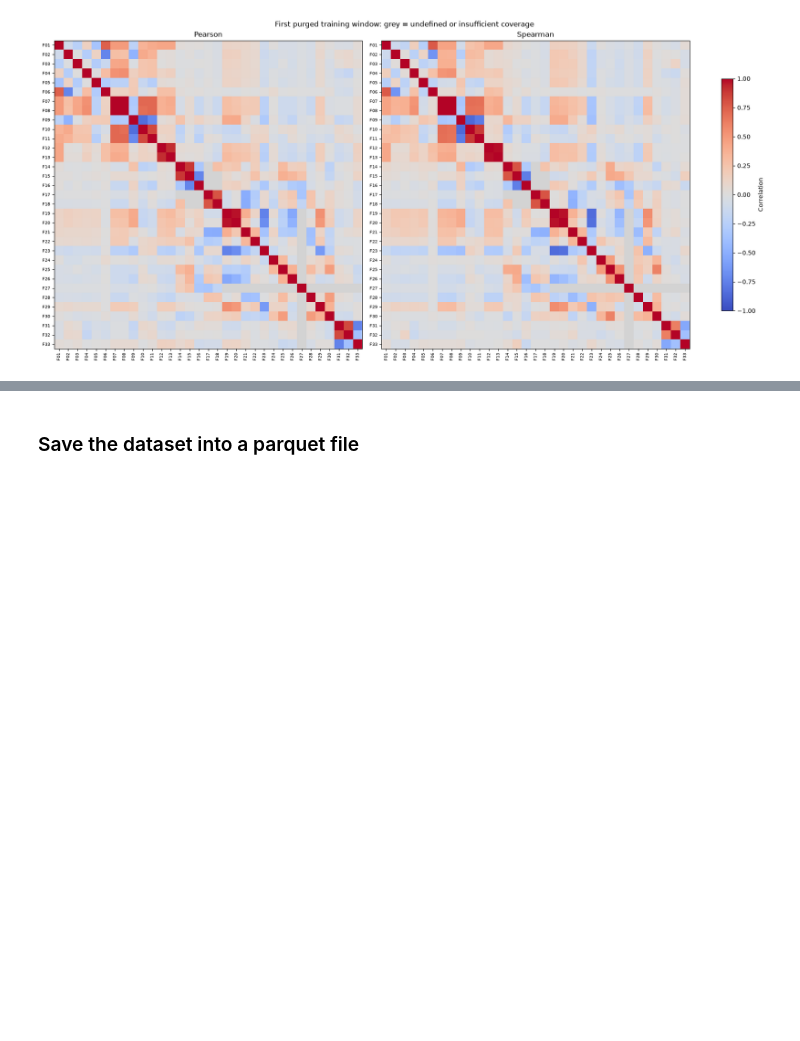
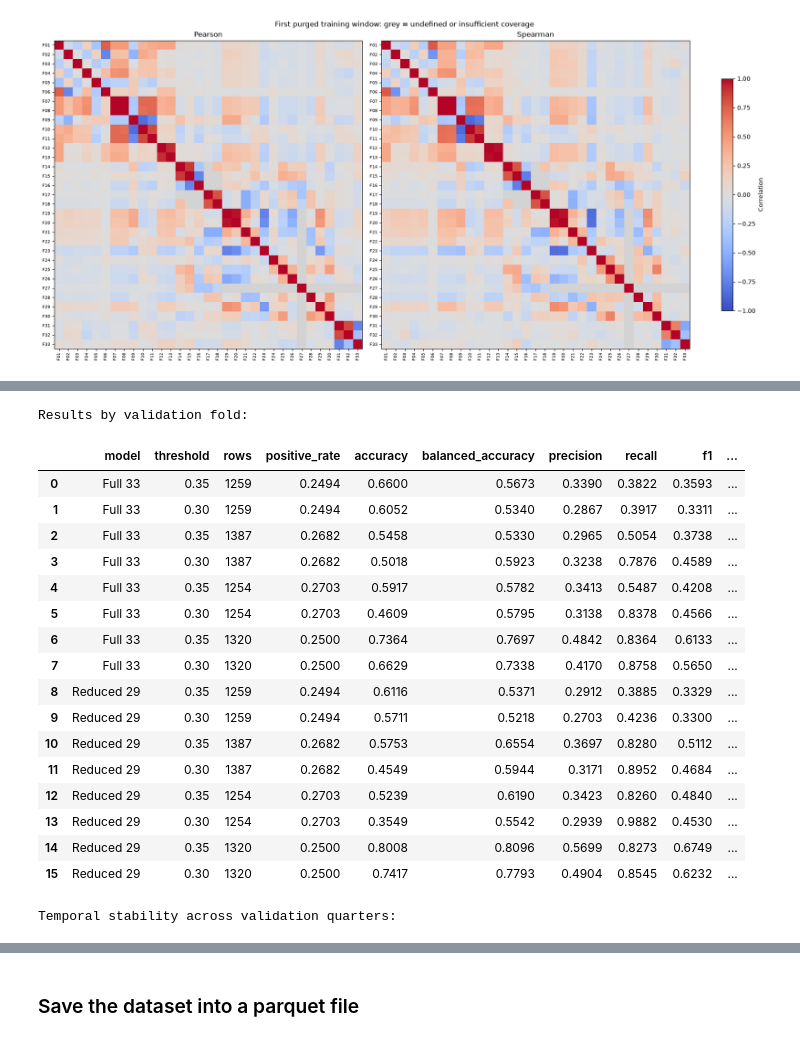
Before and after one commit to terra9/superannuation-performance-early-warning, a Jupyter notebook: notebooks/feature_engineering.ipynb, the cells around one changed output, grey strips where cells are left out. Saved outputs shown, nothing was run; the diff lists cells and outputs as text; code cells hidden in the pictures; blank space fills up the shorter version.

```diff
--- a/notebooks/feature_engineering.ipynb
+++ b/notebooks/feature_engineering.ipynb
@@ -1304,0 +1461,61 @@ plt.show()
+# %%
+# STEP 6: Evaluate the same predictions by fold, by quarter, and pooled across all folds.
+# Keep both established thresholds fixed. These results do not choose a new threshold.
+audit_score_rows = []
+audit_groupings = [
+    ("Pooled", ["model"]),
+    ("Fold", ["model", "fold"]),
+    ("Quarter", ["model", "period_end_date"]),
+]
+for audit_level, audit_group_cols in audit_groupings:
+    for audit_group_key, audit_group in audit_oof.groupby(audit_group_cols):
+        if not isinstance(audit_group_key, tuple):
+            audit_group_key = (audit_group_key,)
+        audit_group_details = dict(zip(audit_group_cols, audit_group_key))
+        audit_actual = audit_group["actual"]
+        audit_probability = audit_group["probability"]
+        for audit_threshold in [0.35, 0.30]:
+            audit_warning = audit_probability.ge(audit_threshold)
+            audit_score_rows.append({
+                "level": audit_level, **audit_group_details,
+                "threshold": audit_threshold, "rows": len(audit_group),
+                "positive_rate": audit_actual.mean(),
+                "accuracy": accuracy_score(audit_actual, audit_warning),
+                "balanced_accuracy": balanced_accuracy_score(audit_actual, audit_warning),
+                "precision": precision_score(audit_actual, audit_warning, zero_division=0),
+                "recall": recall_score(audit_actual, audit_warning, zero_division=0),
+                "f1": f1_score(audit_actual, audit_warning, zero_division=0),
+                "roc_auc": roc_auc_score(audit_actual, audit_probability) if audit_actual.nunique() == 2 else np.nan,
+                "average_precision": average_precision_score(audit_actual, audit_probability) if audit_actual.gt(0).any() else np.nan,
+                "brier_score": brier_score_loss(audit_actual, audit_probability),
+                "warning_rate": audit_warning.mean(),
+            })
+audit_scores = pd.DataFrame(audit_score_rows)
+
+# Show overall performance and individual folds so a pooled gain cannot hide temporal losses.
+audit_pooled_results = audit_scores.loc[audit_scores["level"].eq("Pooled")].drop(
+    columns=["level", "fold", "period_end_date"]
+).reset_index(drop=True)
+audit_fold_results = audit_scores.loc[audit_scores["level"].eq("Fold")].drop(
+    columns=["level", "period_end_date"]
+).reset_index(drop=True)
+print("Pooled validation results:")
+display(audit_pooled_results.round(4))
+print("Results by validation fold:")
+display(audit_fold_results.round(4))
+
+# Summarise variation across validation quarters, giving each quarter equal weight here.
+audit_quarter_results = audit_scores.loc[audit_scores["level"].eq("Quarter")].copy()
+audit_temporal_stability = audit_quarter_results.groupby(["model", "threshold"]).agg(
+    validation_quarters=("period_end_date", "nunique"),
+    mean_quarter_ap=("average_precision", "mean"),
+    std_quarter_ap=("average_precision", "std"),
+    worst_quarter_ap=("average_precision", "min"),
+    mean_quarter_recall=("recall", "mean"),
+    std_quarter_recall=("recall", "std"),
+    worst_quarter_recall=("recall", "min"),
+    mean_quarter_warning_rate=("warning_rate", "mean"),
+).reset_index()
+print("Temporal stability across validation quarters:")
+display(audit_temporal_stability.round(4))
+# %% [output]
@@ -1304,0 +1528,19 @@ plt.show()
+Results by validation fold:
+|  | model | threshold | rows | positive_rate | accuracy | balanced_accuracy | precision | recall | f1 | ... |
+| 0 | Full 33 | 0.35 | 1259 | 0.2494 | 0.6600 | 0.5673 | 0.3390 | 0.3822 | 0.3593 | ... |
+| 1 | Full 33 | 0.30 | 1259 | 0.2494 | 0.6052 | 0.5340 | 0.2867 | 0.3917 | 0.3311 | ... |
+| 2 | Full 33 | 0.35 | 1387 | 0.2682 | 0.5458 | 0.5330 | 0.2965 | 0.5054 | 0.3738 | ... |
+| 3 | Full 33 | 0.30 | 1387 | 0.2682 | 0.5018 | 0.5923 | 0.3238 | 0.7876 | 0.4589 | ... |
+| 4 | Full 33 | 0.35 | 1254 | 0.2703 | 0.5917 | 0.5782 | 0.3413 | 0.5487 | 0.4208 | ... |
+| 5 | Full 33 | 0.30 | 1254 | 0.2703 | 0.4609 | 0.5795 | 0.3138 | 0.8378 | 0.4566 | ... |
+| 6 | Full 33 | 0.35 | 1320 | 0.2500 | 0.7364 | 0.7697 | 0.4842 | 0.8364 | 0.6133 | ... |
+| 7 | Full 33 | 0.30 | 1320 | 0.2500 | 0.6629 | 0.7338 | 0.4170 | 0.8758 | 0.5650 | ... |
+| 8 | Reduced 29 | 0.35 | 1259 | 0.2494 | 0.6116 | 0.5371 | 0.2912 | 0.3885 | 0.3329 | ... |
+| 9 | Reduced 29 | 0.30 | 1259 | 0.2494 | 0.5711 | 0.5218 | 0.2703 | 0.4236 | 0.3300 | ... |
+| 10 | Reduced 29 | 0.35 | 1387 | 0.2682 | 0.5753 | 0.6554 | 0.3697 | 0.8280 | 0.5112 | ... |
+| 11 | Reduced 29 | 0.30 | 1387 | 0.2682 | 0.4549 | 0.5944 | 0.3171 | 0.8952 | 0.4684 | ... |
+| 12 | Reduced 29 | 0.35 | 1254 | 0.2703 | 0.5239 | 0.6190 | 0.3423 | 0.8260 | 0.4840 | ... |
+| 13 | Reduced 29 | 0.30 | 1254 | 0.2703 | 0.3549 | 0.5542 | 0.2939 | 0.9882 | 0.4530 | ... |
+| 14 | Reduced 29 | 0.35 | 1320 | 0.2500 | 0.8008 | 0.8096 | 0.5699 | 0.8273 | 0.6749 | ... |
+| 15 | Reduced 29 | 0.30 | 1320 | 0.2500 | 0.7417 | 0.7793 | 0.4904 | 0.8545 | 0.6232 | ... |
+Temporal stability across validation quarters:
```
Also changed, not shown: parts of 8 cells of this notebook, 1 other file.
